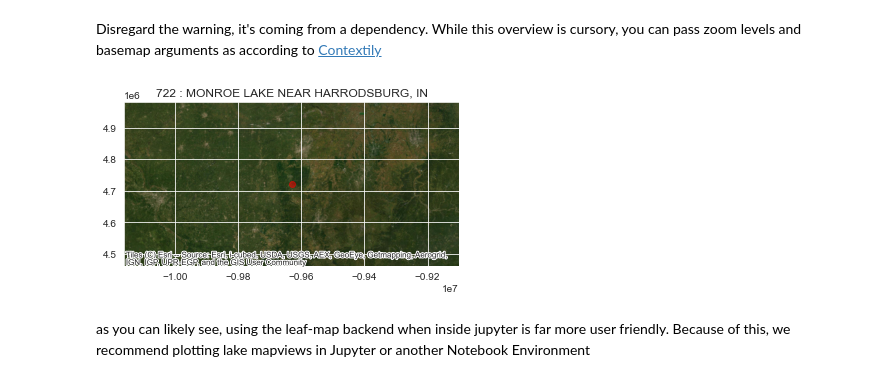
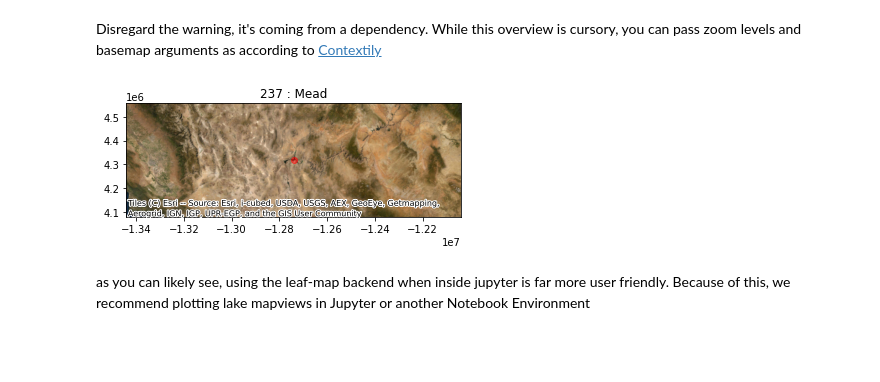
Before and after one commit to ESIPFed/LakePy, a Jupyter notebook: notebooks/LakePy Walkthrough.ipynb, the cells around one changed output. Cells and saved outputs as stored; diff of their text form; code cells hidden in the pictures; blank space fills up the shorter version.

```diff
--- a/notebooks/LakePy Walkthrough.ipynb
+++ b/notebooks/LakePy Walkthrough.ipynb
@@ -53,0 +30,2 @@ monroe.data
+# %%
+mead = lk.search(id_No = 237)
@@ -101,9 +84,9 @@ ModuleNotFoundError: No module named 'lakepy.utils'
 Disregard the warning, it's coming from a dependency. While this overview is cursory, you can pass zoom levels and basemap arguments as according to [Contextily](https://github.com/geopandas/contextily)
 # %%
 import contextily as ctx
-monroe.plot_mapview(force_contextily=True, provider = ctx.providers.Esri.WorldImagery)
+mead.plot_mapview(force_contextily=True, provider = ctx.providers.Esri.WorldImagery)
 # %% [output]
-[figure, old version]
+[figure, new version]
 # %% [markdown]
 as you can likely see, using the leaf-map backend when inside jupyter is far more user friendly. Because of this, we recommend plotting lake mapviews in Jupyter or another Notebook Environment
 # %% [markdown]
```
Also changed, not shown: parts of 18 cells of this notebook, 1 other file.
